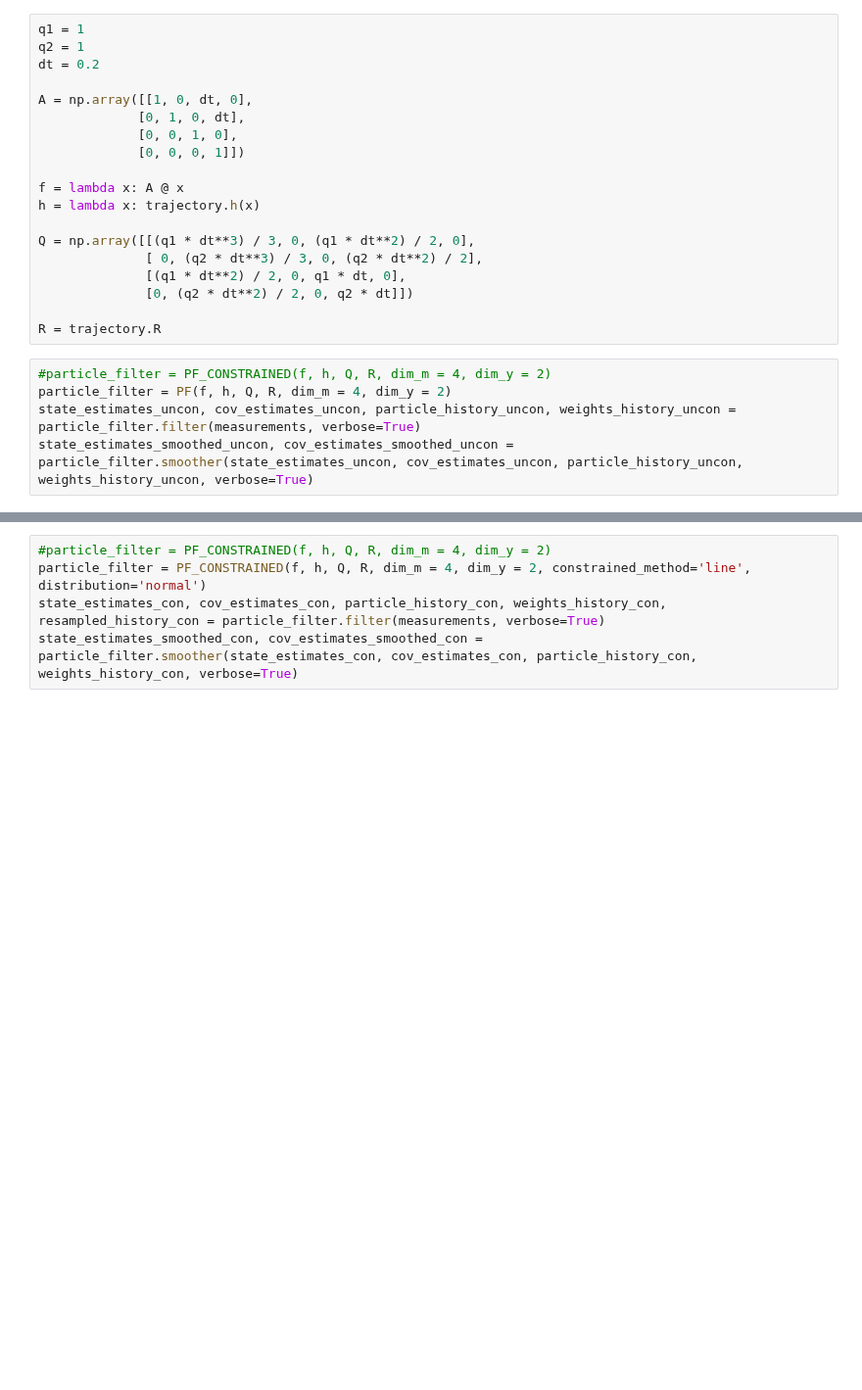
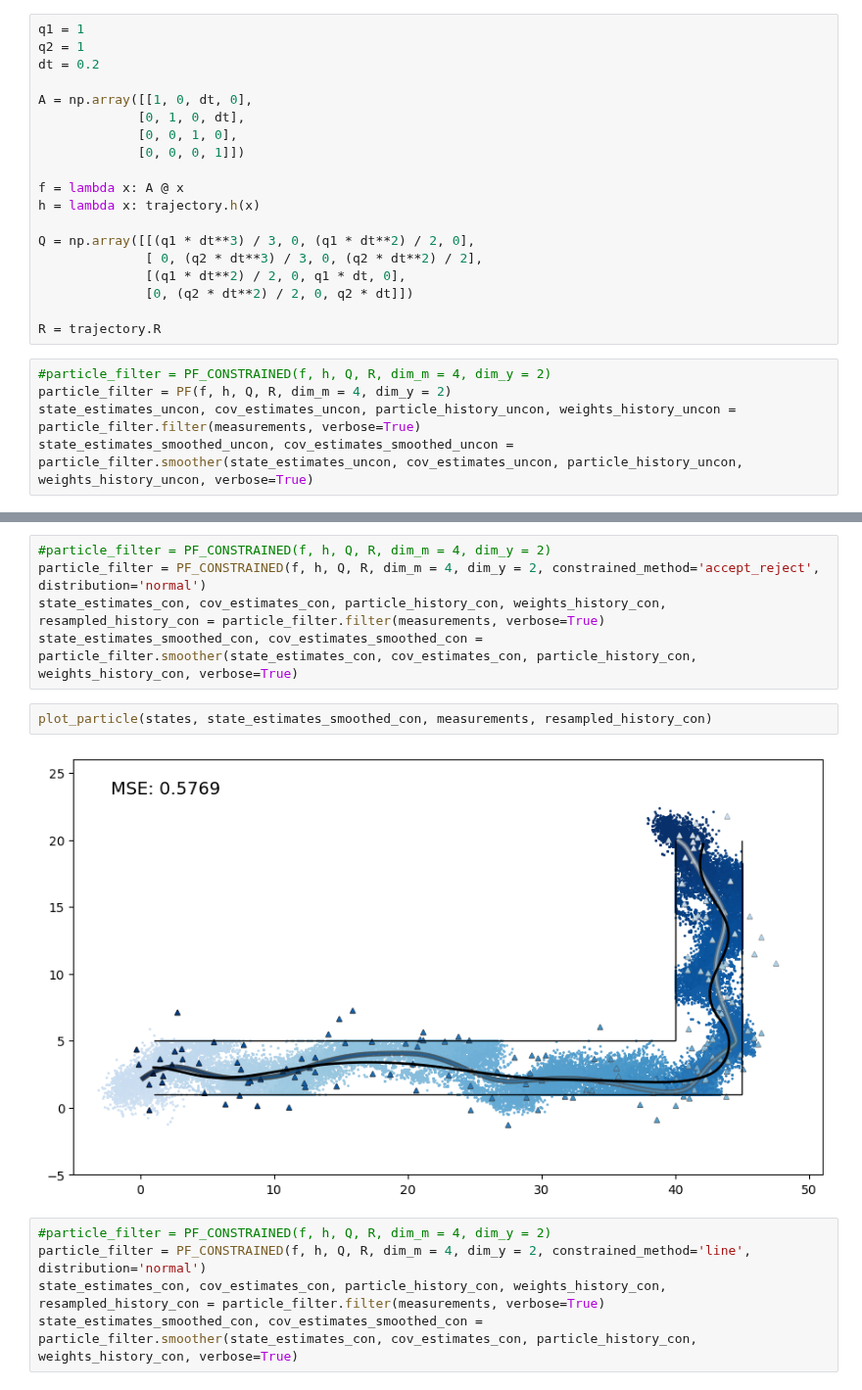
Before and after one commit to AndersGMadsen/bayesian-state-space-models, a Jupyter notebook: constrained_particle.ipynb, the cells around one changed output, grey strips where cells are left out. Shown at 98% size. Drawn from its saved outputs; the diff is of its cells as text; blank space fills up the shorter version.

```diff
--- a/constrained_particle.ipynb
+++ b/constrained_particle.ipynb
@@ -285,3 +285,12 @@ plot_particle(states, state_estimates_smoothed_uncon, measurements, particle_his
+# %%
+#particle_filter = PF_CONSTRAINED(f, h, Q, R, dim_m = 4, dim_y = 2)
+particle_filter = PF_CONSTRAINED(f, h, Q, R, dim_m = 4, dim_y = 2, constrained_method='accept_reject', distribution='normal')
+state_estimates_con, cov_estimates_con, particle_history_con, weights_history_con, resampled_history_con = particle_filter.filter(measurements, verbose=True)
+state_estimates_smoothed_con, cov_estimates_smoothed_con = particle_filter.smoother(state_estimates_con, cov_estimates_con, particle_history_con, weights_history_con, verbose=True)
+# %%
+plot_particle(states, state_estimates_smoothed_con, measurements, resampled_history_con)
+# %% [output]
+[figure, added]
 # %%
 #particle_filter = PF_CONSTRAINED(f, h, Q, R, dim_m = 4, dim_y = 2)
 particle_filter = PF_CONSTRAINED(f, h, Q, R, dim_m = 4, dim_y = 2, constrained_method='line', distribution='normal')
```
Also changed, not shown: parts of 2 cells of this notebook, 5 other files.
